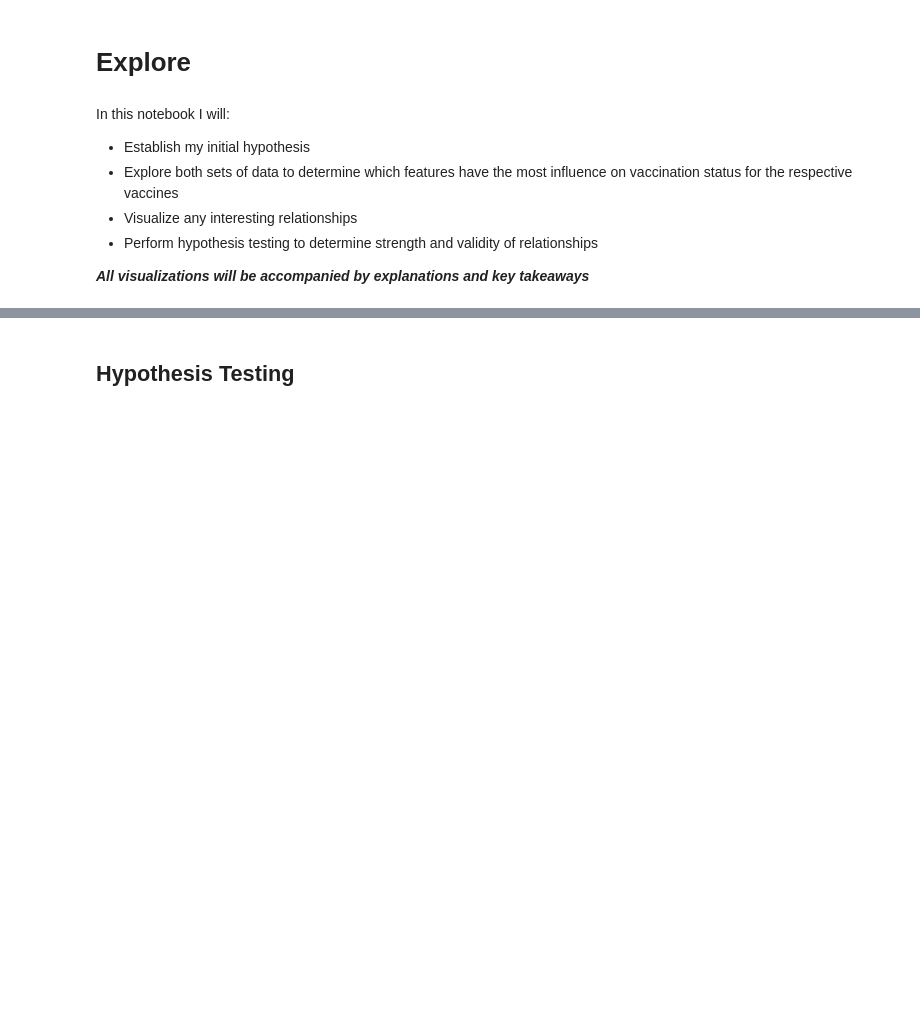
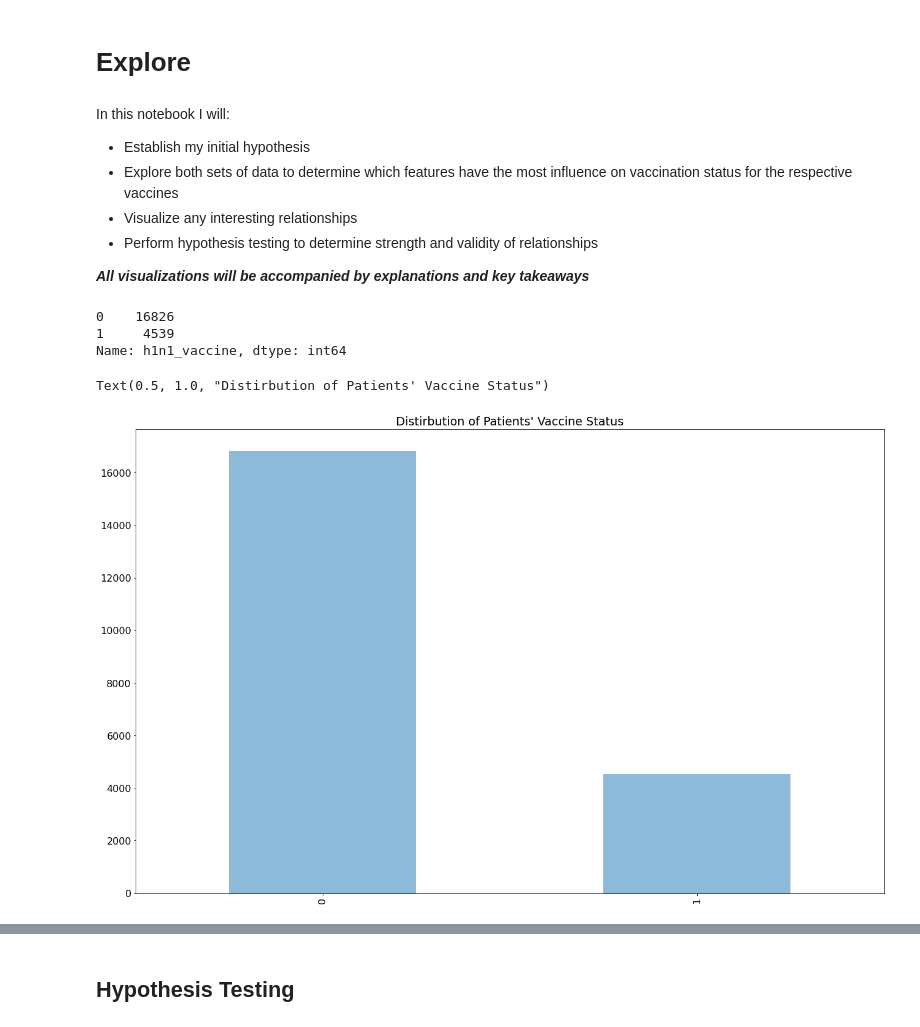
Before and after one commit to JadaShipp/predicting_flu, a Jupyter notebook: explore.ipynb, the cells around one changed output, grey strips where cells are left out. Drawn from its saved outputs; the diff is of its cells as text; code cells hidden in the pictures; blank space fills up the shorter version.

```diff
--- a/explore.ipynb
+++ b/explore.ipynb
@@ -107,3 +107,15 @@ In this notebook I will:
 - Perform hypothesis testing to determine strength and validity of relationships
 
 _**All visualizations will be accompanied by explanations and key takeaways**_
+# %%
+h1n1_train.h1n1_vaccine.value_counts()
+# %% [output]
+0    16826
+1     4539
+Name: h1n1_vaccine, dtype: int64
+# %%
+h1n1_train.h1n1_vaccine.value_counts().sort_index().plot(kind = "bar",alpha = .5)
+plt.title("Distirbution of Patients' Vaccine Status")
+# %% [output]
+Text(0.5, 1.0, "Distirbution of Patients' Vaccine Status")
+[figure, added]
```
Also changed, not shown: parts of 1 cell of this notebook.
